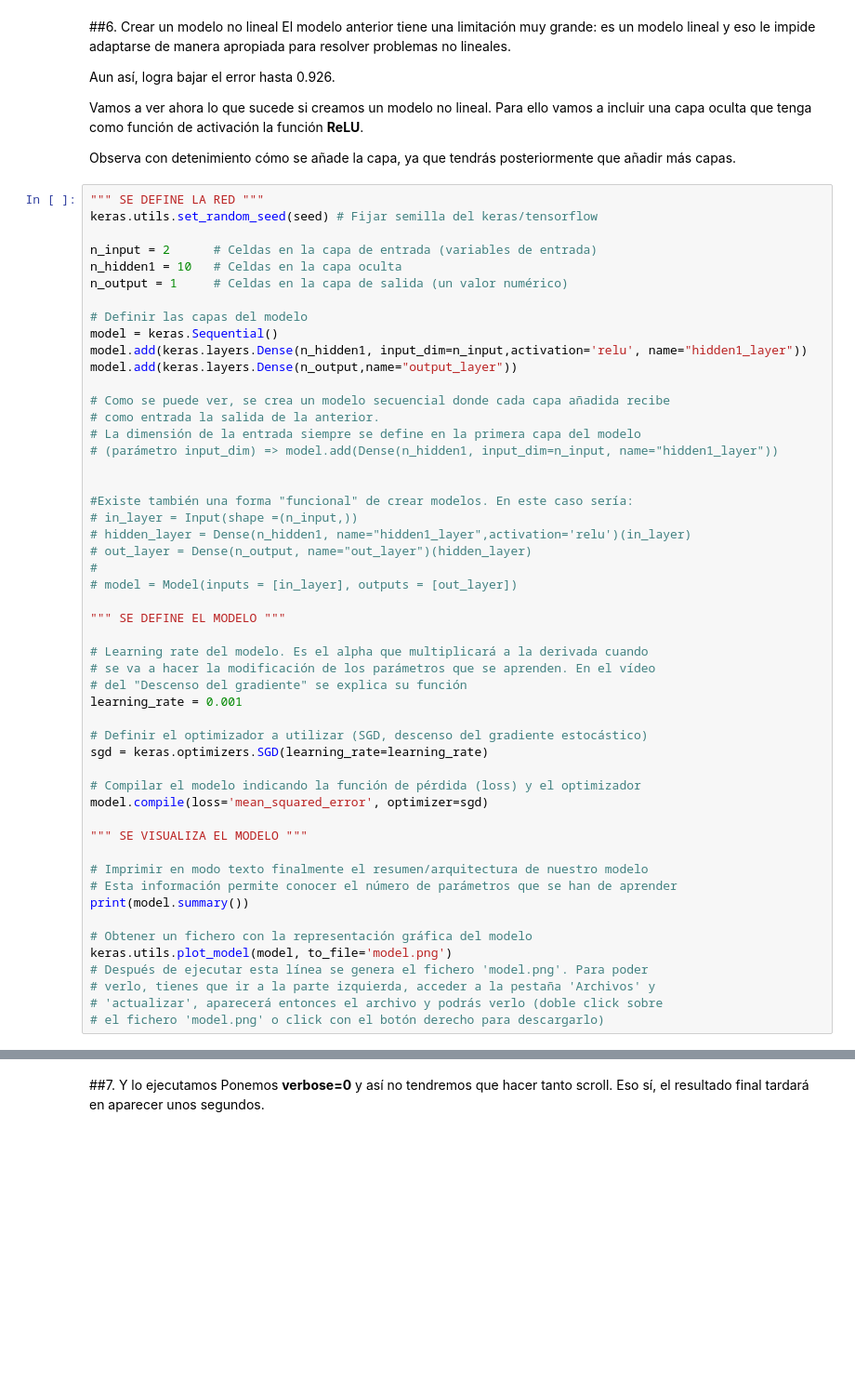
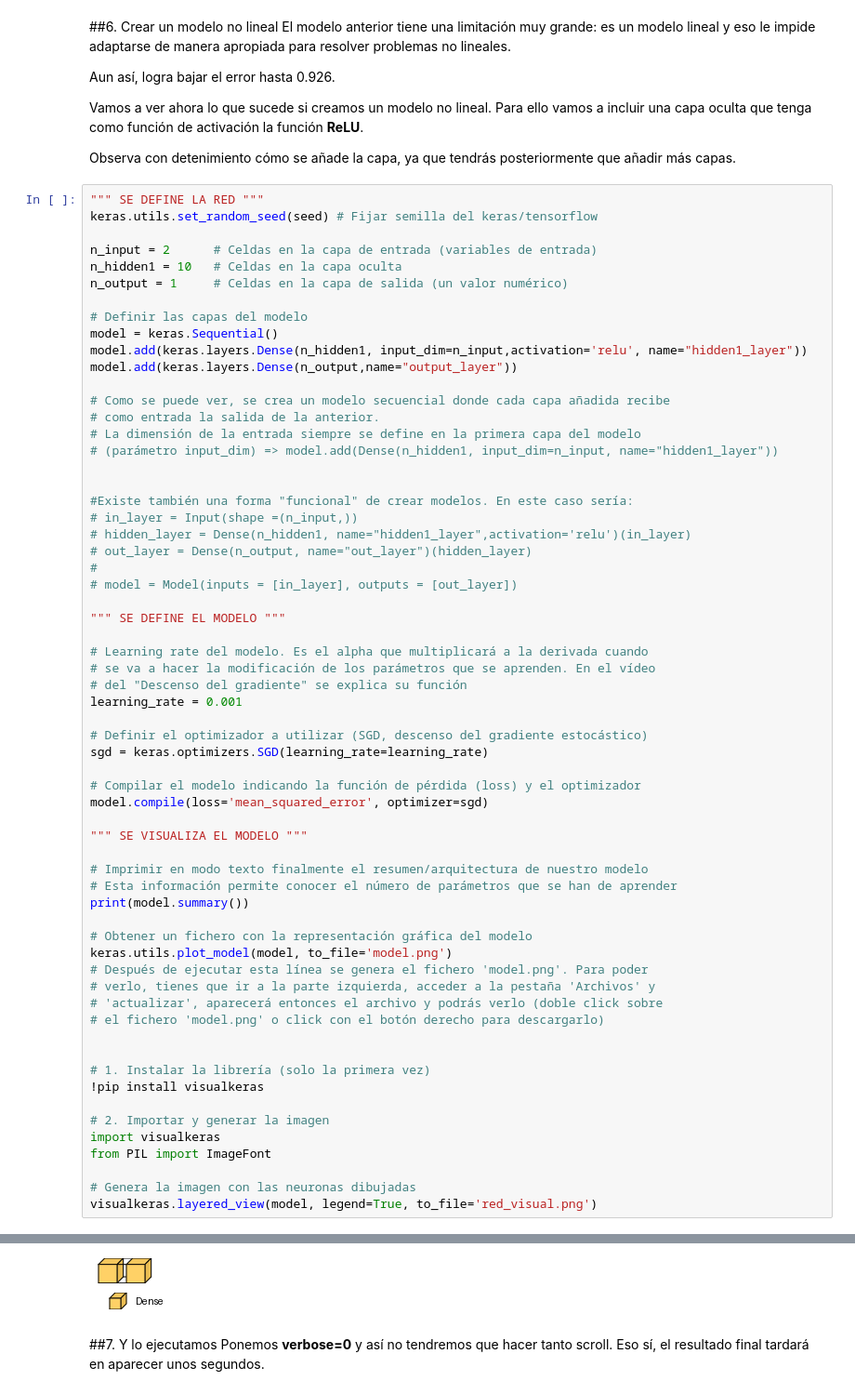
Before and after one commit to fernandopitaalbiac/A19_APDL_01, a Jupyter notebook: 20261122_DL_Regresion_Keras_TF2.ipynb, the cells around one changed output, grey strips where cells are left out. Shown at 93% size. Saved outputs shown, nothing was run; the diff lists cells and outputs as text; blank space fills up the shorter version.

```diff
--- a/20261122_DL_Regresion_Keras_TF2.ipynb
+++ b/20261122_DL_Regresion_Keras_TF2.ipynb
@@ -241,3 +333,15 @@ keras.utils.plot_model(model, to_file='model.png')
 # verlo, tienes que ir a la parte izquierda, acceder a la pestaña 'Archivos' y
 # 'actualizar', aparecerá entonces el archivo y podrás verlo (doble click sobre
 # el fichero 'model.png' o click con el botón derecho para descargarlo)
+
+
+# 1. Instalar la librería (solo la primera vez)
+!pip install visualkeras
+
+# 2. Importar y generar la imagen
+import visualkeras
+from PIL import ImageFont
+
+# Genera la imagen con las neuronas dibujadas
+visualkeras.layered_view(model, legend=True, to_file='red_visual.png')
+# %% [output]
@@ -244,3 +364,4 @@ keras.utils.plot_model(model, to_file='model.png')
+[figure, added]
 # %% [markdown]
 ##7. Y lo ejecutamos
 Ponemos **verbose=0** y así no tendremos que hacer tanto scroll. Eso sí, el resultado final tardará en aparecer unos segundos.
```
Also changed, not shown: parts of 17 cells of this notebook.
